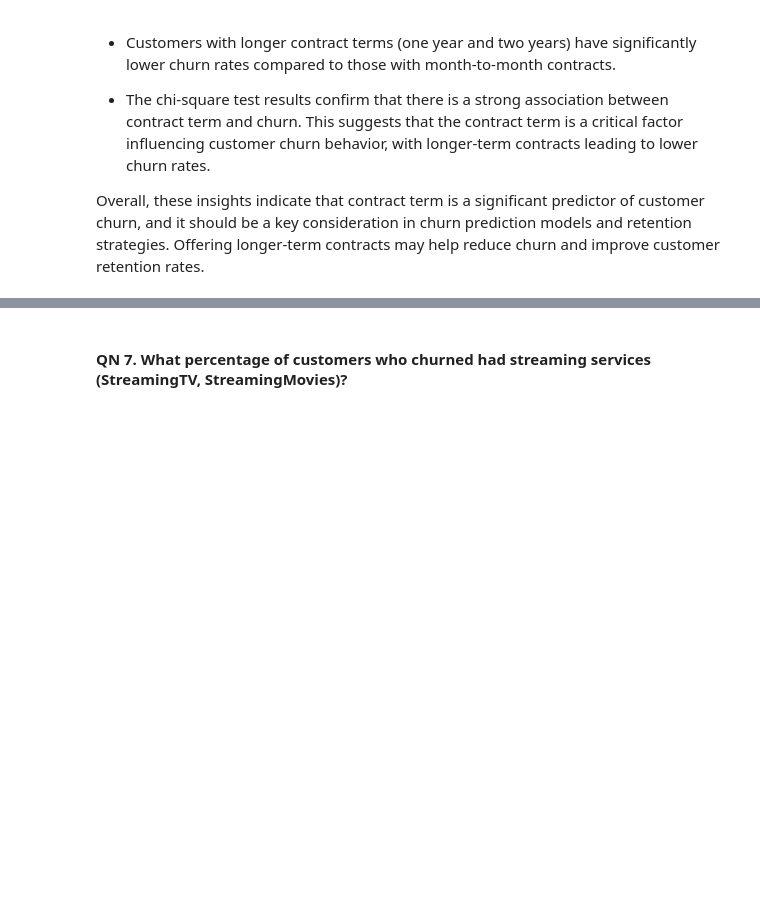
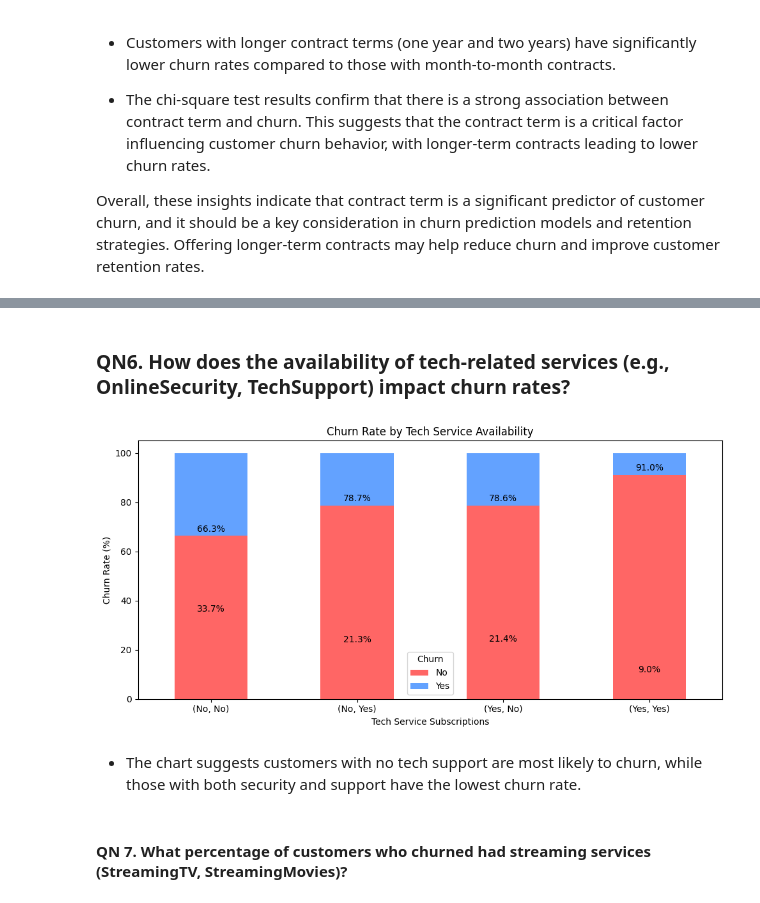
Before and after one commit to MumoMutiso/LP2-Curium-, a Jupyter notebook: notebook 1.ipynb, the cells around one changed output, grey strips where cells are left out. Saved outputs shown, nothing was run; the diff lists cells and outputs as text; code cells hidden in the pictures; blank space fills up the shorter version.

```diff
--- a/notebook 1.ipynb
+++ b/notebook 1.ipynb
@@ -826,3 +846,34 @@ Overall, these insights indicate that contract term is a significant predictor o
+# %% [markdown]
+### QN6. How does the availability of tech-related services (e.g., OnlineSecurity, TechSupport) impact churn rates?
+# %%
+# Group data by subscription to tech services and churn
+tech_service_groups = train_df.groupby(['onlinesecurity', 'techsupport', 'churn'])['gender'].count().unstack(fill_value=0)
+
+# Calculate churn rate for each group
+churn_rate = tech_service_groups.div(tech_service_groups.sum(axis=1), axis=0) * 100
+
+# Create a stacked bar chart
+fig, ax = plt.subplots(figsize=(10, 5))  # Create a figure and axis for better control
+churn_rate.plot(kind='bar', stacked=True, color=['#FF6665', '#63A2FF'], ax=ax)
+plt.xlabel('Tech Service Subscriptions')
+plt.ylabel('Churn Rate (%)')
+plt.title('Churn Rate by Tech Service Availability')
+plt.xticks(rotation=0)  # Rotate x-axis labels for better readability
+
+# Add percentage labels to bars
+for container in ax.containers:
+    rects = container.get_children()
+    for rect in rects:
+        height = rect.get_height()
+        ax.text(rect.get_x() + rect.get_width() / 2, height + 1, f"{height:.1f}%", ha='center', va='bottom')
+
+plt.legend(title='Churn')
+plt.tight_layout()  # Adjust spacing to accommodate labels
+plt.show()
+# %% [output]
+[figure, added]
+# %% [markdown]
+- The chart suggests customers with no tech support are most likely to churn, while those with both security and support have the lowest churn rate.
 # %% [markdown]
 #### QN 7. What percentage of customers who churned had streaming services (StreamingTV, StreamingMovies)?
 # %%
```
Also changed, not shown: parts of 10 cells of this notebook.
